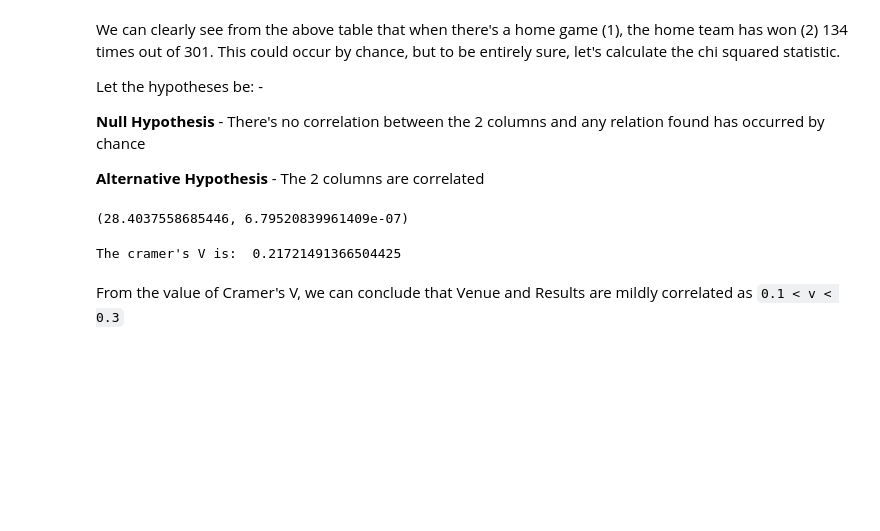
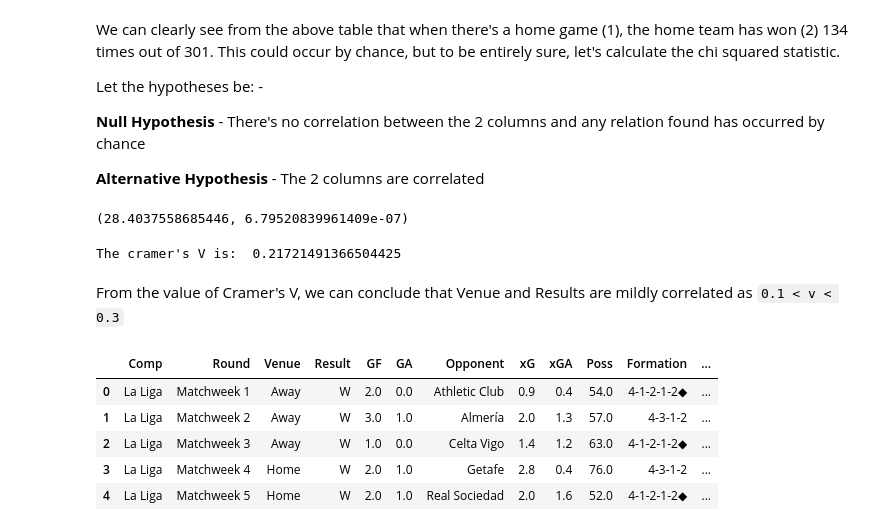
Before and after one commit to manasbagul/Football-La-Liga-2023-24-analysis, a Jupyter notebook: Codes/analysis.ipynb, the cells around one changed output. Drawn from its saved outputs; the diff is of its cells as text; code cells hidden in the pictures; blank space fills up the shorter version.

```diff
--- a/Codes/analysis.ipynb
+++ b/Codes/analysis.ipynb
@@ -206,3 +206,12 @@ else:
 The cramer's V is:  0.21721491366504425
 # %% [markdown]
 From the value of Cramer's V, we can conclude that Venue and Results are mildly correlated as `0.1 < v < 0.3`
+# %%
+df_updated.head()
+# %% [output]
+|  | Comp | Round | Venue | Result | GF | GA | Opponent | xG | xGA | Poss | Formation | ... |
+| 0 | La Liga | Matchweek 1 | Away | W | 2.0 | 0.0 | Athletic Club | 0.9 | 0.4 | 54.0 | 4-1-2-1-2◆ | ... |
+| 1 | La Liga | Matchweek 2 | Away | W | 3.0 | 1.0 | Almería | 2.0 | 1.3 | 57.0 | 4-3-1-2 | ... |
+| 2 | La Liga | Matchweek 3 | Away | W | 1.0 | 0.0 | Celta Vigo | 1.4 | 1.2 | 63.0 | 4-1-2-1-2◆ | ... |
+| 3 | La Liga | Matchweek 4 | Home | W | 2.0 | 1.0 | Getafe | 2.8 | 0.4 | 76.0 | 4-3-1-2 | ... |
+| 4 | La Liga | Matchweek 5 | Home | W | 2.0 | 1.0 | Real Sociedad | 2.0 | 1.6 | 52.0 | 4-1-2-1-2◆ | ... |
```
